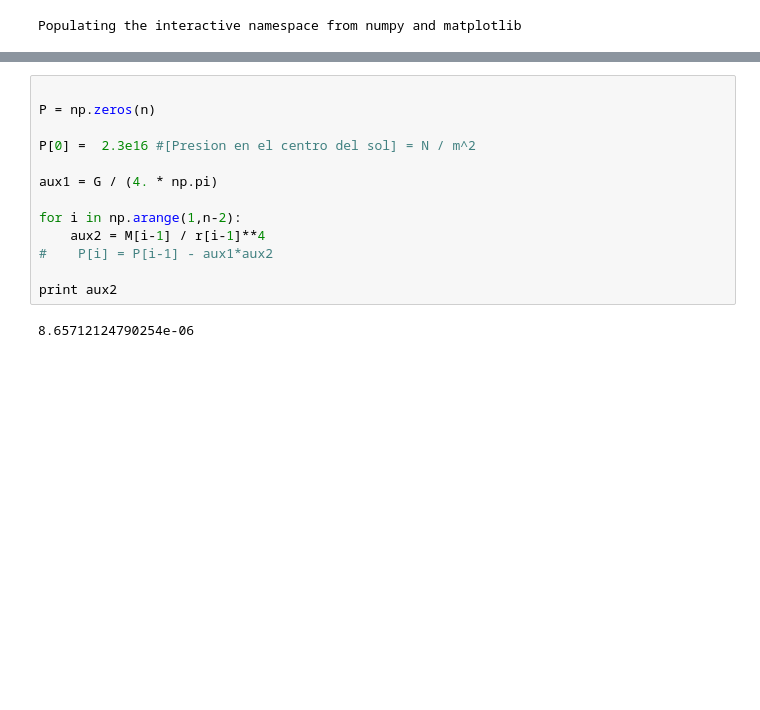
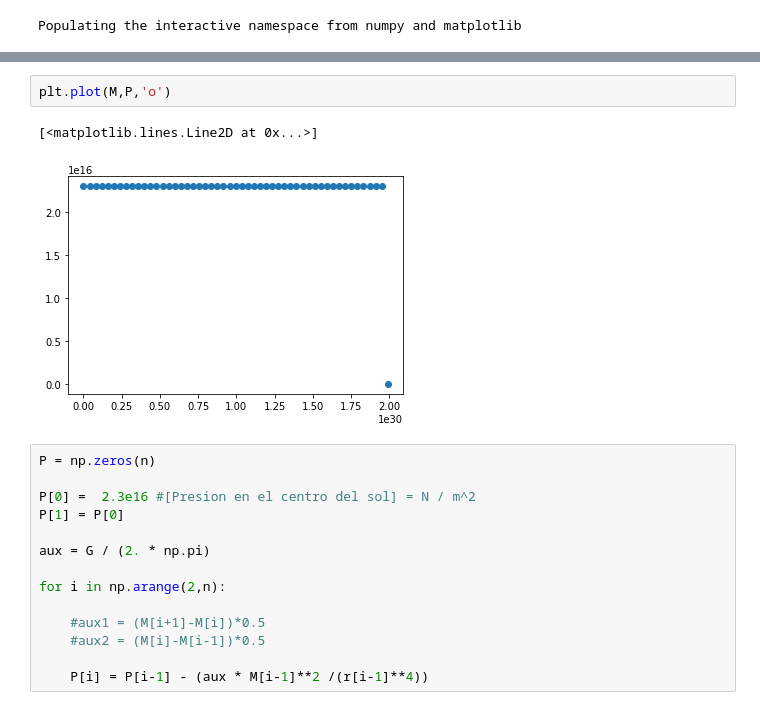
Before and after one commit to ornemarioni/metodos_numericos, a Jupyter notebook: evol_estel/evoluc_estelar.ipynb, the cells around one changed output, grey strips where cells are left out. Saved outputs shown, nothing was run; the diff lists cells and outputs as text; blank space fills up the shorter version.

```diff
--- a/evol_estel/evoluc_estelar.ipynb
+++ b/evol_estel/evoluc_estelar.ipynb
@@ -44,15 +99,19 @@ M_2 = M + 0.02*M_sol*0.5
+# %%
+plt.plot(M,P,'o')
+# %% [output]
+[<matplotlib.lines.Line2D at 0x...>]
+[figure, added]
 # %%
-
 P = np.zeros(n)
 
 P[0] =  2.3e16 #[Presion en el centro del sol] = N / m^2
+P[1] = P[0]
 
-aux1 = G / (4. * np.pi)
+aux = G / (2. * np.pi)
 
-for i in np.arange(1,n-2):
-    aux2 = M[i-1] / r[i-1]**4
-#    P[i] = P[i-1] - aux1*aux2
+for i in np.arange(2,n):
 
-print aux2
+    #aux1 = (M[i+1]-M[i])*0.5
+    #aux2 = (M[i]-M[i-1])*0.5
+
+    P[i] = P[i-1] - (aux * M[i-1]**2 /(r[i-1]**4))
-# %% [output]
-8.65712124790254e-06
```
Also changed, not shown: parts of 12 cells of this notebook.
